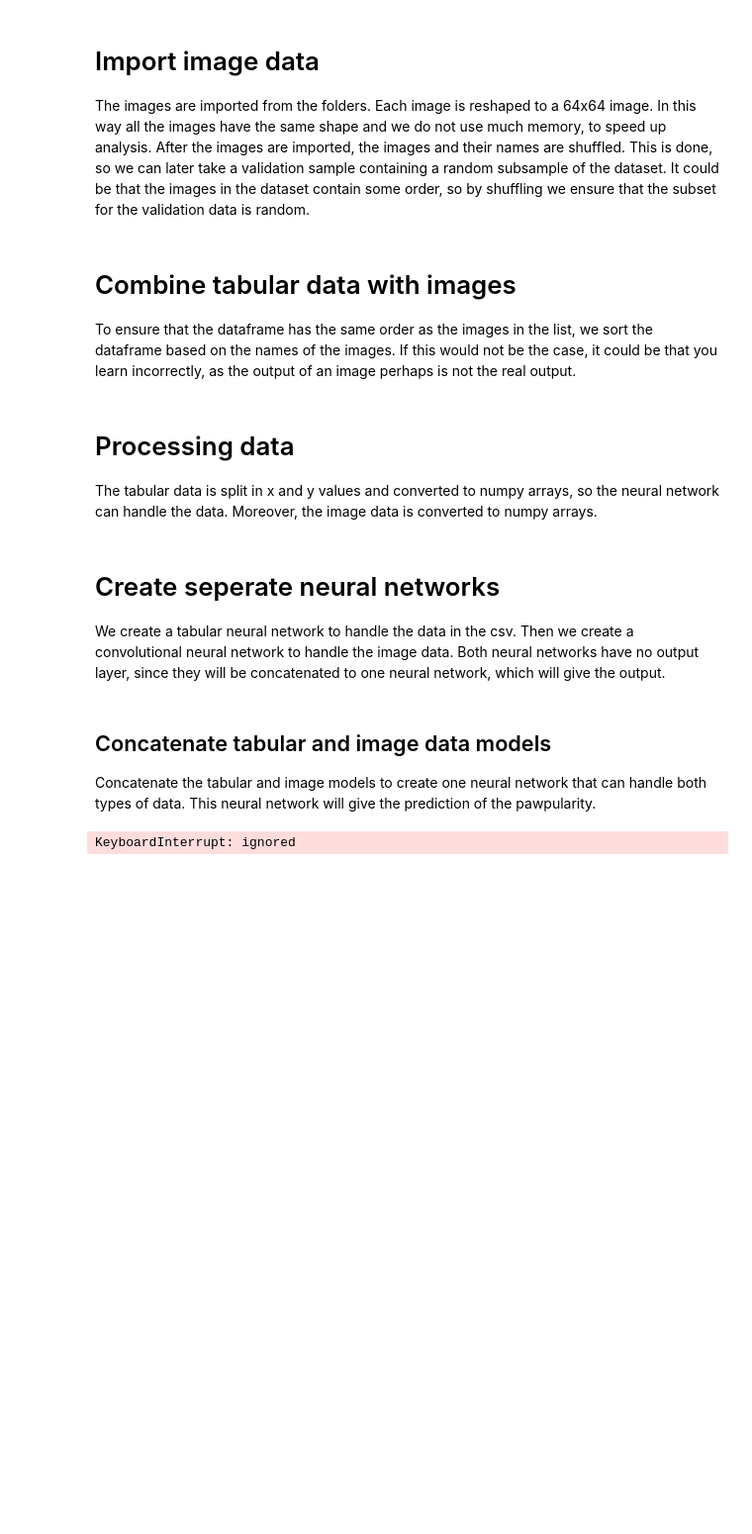
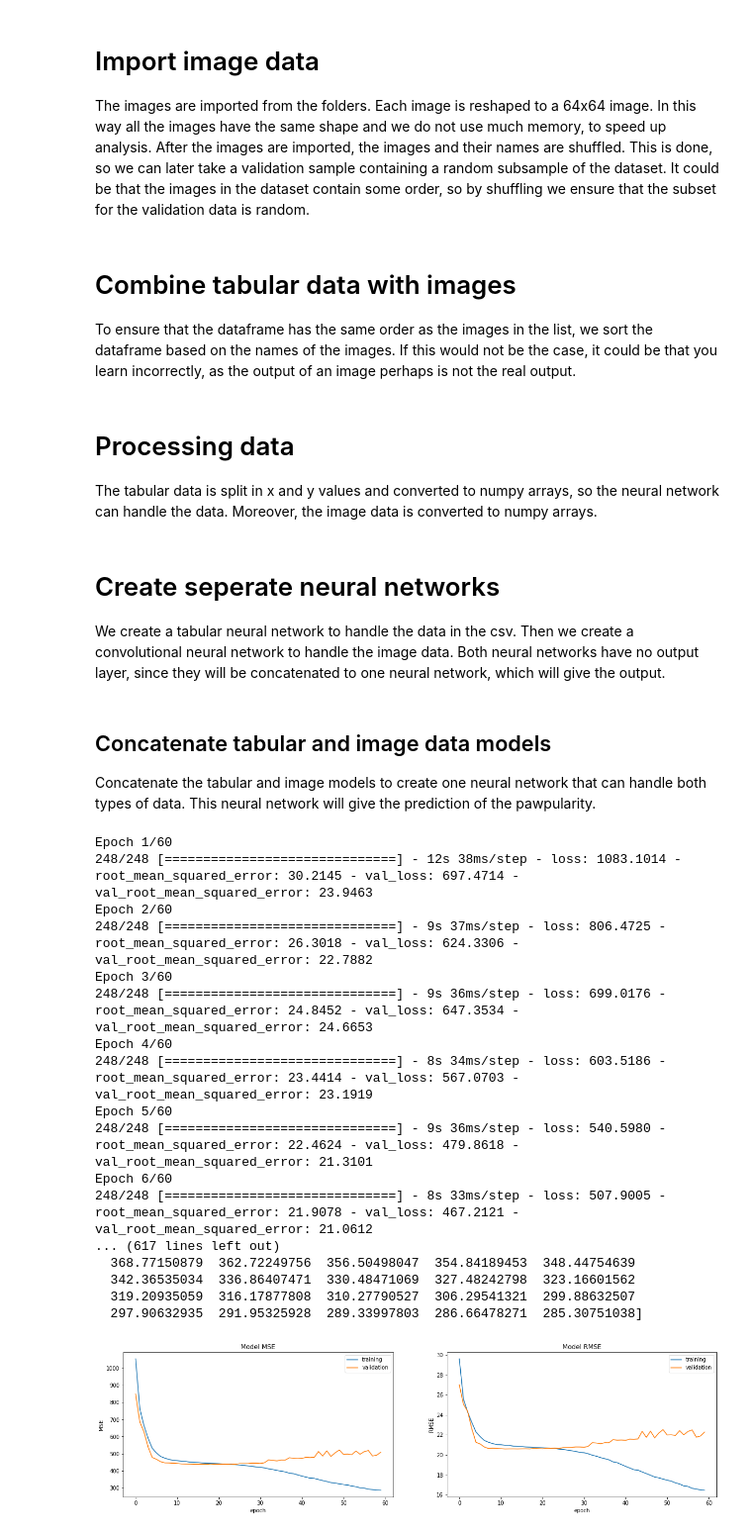
Before and after one commit to ilsefeenstra/CassBenteDemiIlse, a Jupyter notebook: code/Milestone_4/K_fold_grafiekje.ipynb, the cells around one changed output. Shown at 99% size. Cells and saved outputs as stored; diff of their text form; code cells hidden in the pictures; blank space fills up the shorter version.

```diff
--- a/code/Milestone_4/K_fold_grafiekje.ipynb
+++ b/code/Milestone_4/K_fold_grafiekje.ipynb
@@ -422,32 +426,54 @@ def k_fold(num_folds, x_tabular, y, x_imgs, epochs=20, preprocess={}, augment={}
     avg_train_loss1 = train_loss / num_folds
     avg_val_loss1 = val_loss / num_folds
 
     fig, axs = plt.subplots(1,2,figsize=(20,5))
 
+    # Set y-limits for MSE (0, 1000) and RMSE (0, 30)
+    ylimits = [[0, 1000], [0,30]]
+
     # Plot MSE
     axs[0].plot(avg_train_loss)
     axs[0].plot(avg_val_loss)
     axs[0].legend(['training', 'validation'], loc='best')
 
     axs[0].set_title('Model MSE')
     axs[0].set_ylabel('MSE')
     axs[0].set_xlabel('epoch')
+    axs[0].set_ylim(ylimits[0])
 
     # Plot RMSE
     axs[1].plot(avg_train_acc)
     axs[1].plot(avg_val_acc)
     axs[1].legend(['training', 'validation'], loc='best')
 
     axs[1].set_title('Model RMSE')
     axs[1].set_ylabel('RMSE')
     axs[1].set_xlabel('epoch')
+    axs[1].set_ylim(ylimits[1])
 
     plt.show()
 
     return avg_train_loss1, avg_val_loss1, losses
 
 avg_train_loss, avg_val_loss, loss_df = k_fold(5, x_tabular, y, x_images, epochs=60, preprocess={'featurewise_center': True, 'featurewise_std_normalization': True})
 # display(loss_df)
 # %% [output]
-KeyboardInterrupt: ignored
+Epoch 1/60
+248/248 [==============================] - 12s 38ms/step - loss: 1083.1014 - root_mean_squared_error: 30.2145 - val_loss: 697.4714 - val_root_mean_squared_error: 23.9463
+Epoch 2/60
+248/248 [==============================] - 9s 37ms/step - loss: 806.4725 - root_mean_squared_error: 26.3018 - val_loss: 624.3306 - val_root_mean_squared_error: 22.7882
+Epoch 3/60
+248/248 [==============================] - 9s 36ms/step - loss: 699.0176 - root_mean_squared_error: 24.8452 - val_loss: 647.3534 - val_root_mean_squared_error: 24.6653
+Epoch 4/60
+248/248 [==============================] - 8s 34ms/step - loss: 603.5186 - root_mean_squared_error: 23.4414 - val_loss: 567.0703 - val_root_mean_squared_error: 23.1919
+Epoch 5/60
+248/248 [==============================] - 9s 36ms/step - loss: 540.5980 - root_mean_squared_error: 22.4624 - val_loss: 479.8618 - val_root_mean_squared_error: 21.3101
+Epoch 6/60
+248/248 [==============================] - 8s 33ms/step - loss: 507.9005 - root_mean_squared_error: 21.9078 - val_loss: 467.2121 - val_root_mean_squared_error: 21.0612
+... (617 lines left out)
+  368.77150879  362.72249756  356.50498047  354.84189453  348.44754639
+  342.36535034  336.86407471  330.48471069  327.48242798  323.16601562
+  319.20935059  316.17877808  310.27790527  306.29541321  299.88632507
+  297.90632935  291.95325928  289.33997803  286.66478271  285.30751038]
+[figure, added]
 # %%
```
Also changed, not shown: parts of 6 cells of this notebook.
